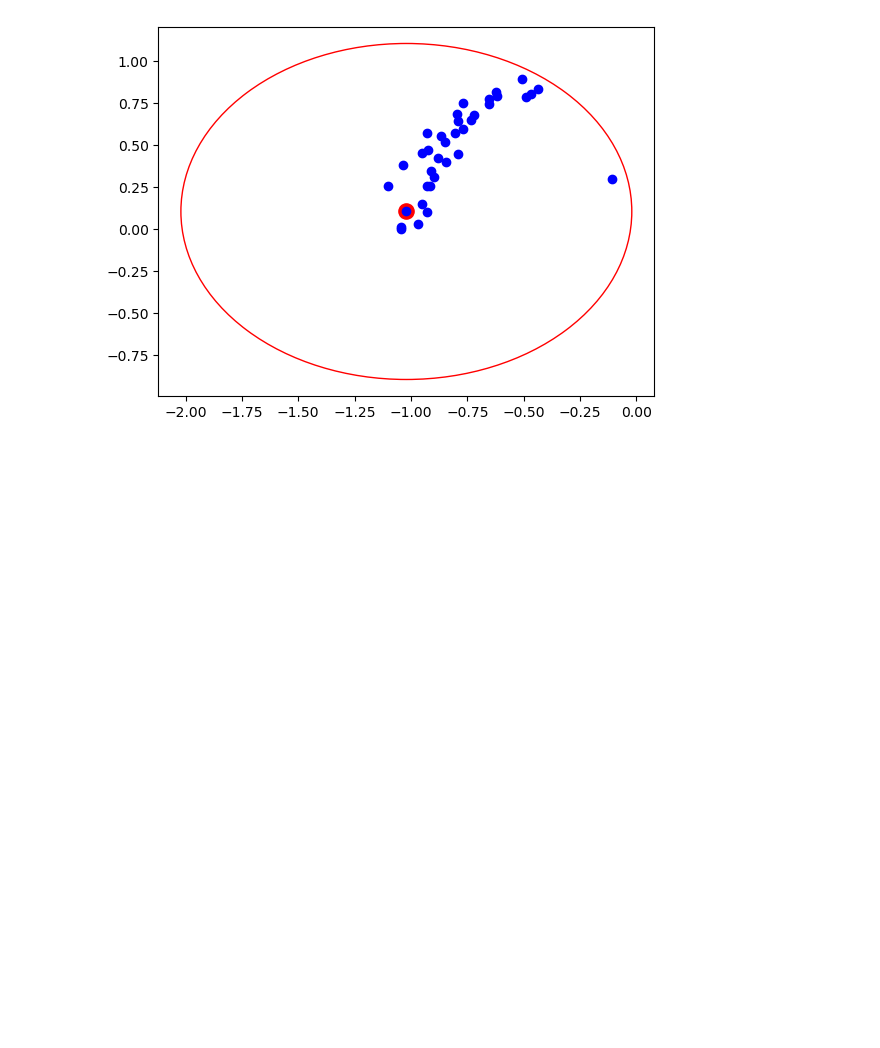
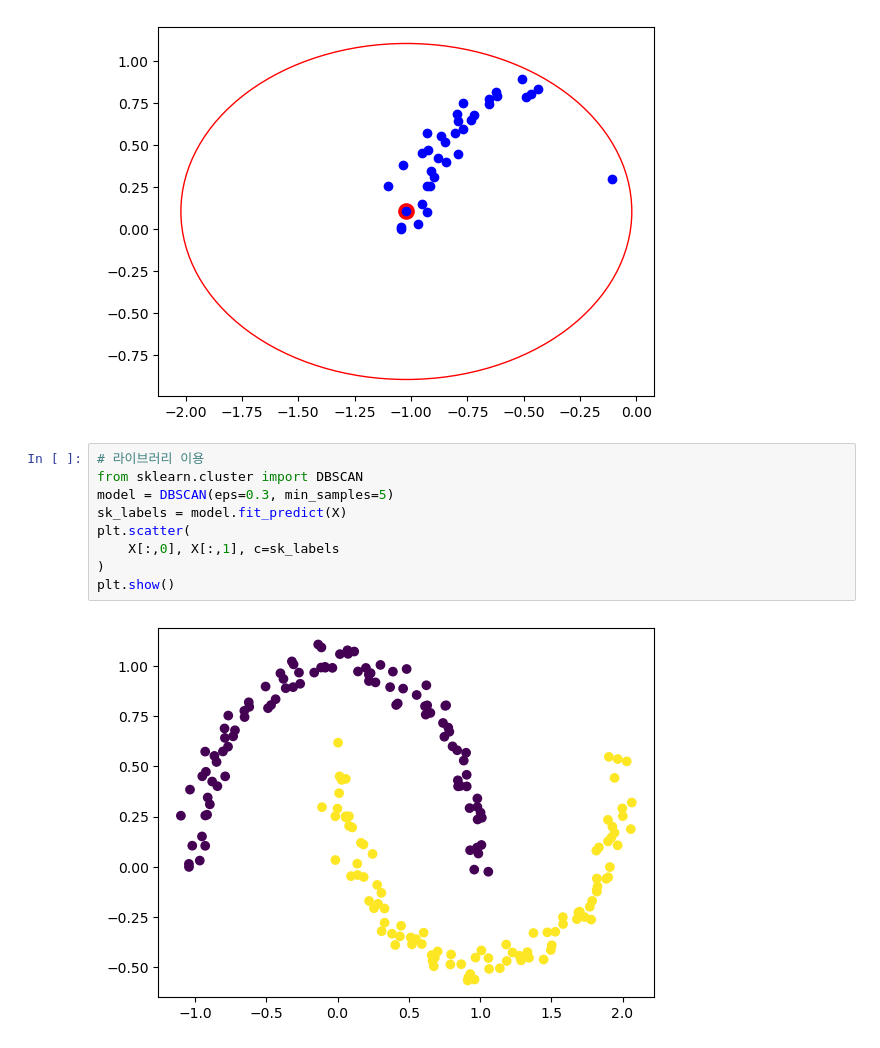
Before and after one commit to skn29teacher/skn29_lecture, a Jupyter notebook: 머신러닝/09.군집/DBSCAN.ipynb, the cells around one changed output. Saved outputs shown, nothing was run; the diff lists cells and outputs as text; blank space fills up the shorter version.

```diff
--- a/머신러닝/09.군집/DBSCAN.ipynb
+++ b/머신러닝/09.군집/DBSCAN.ipynb
@@ -95,3 +95,14 @@ plt.gca().add_patch(circle)
 plt.show()
 # %% [output]
 [figure]
+# %%
+# 라이브러리 이용
+from sklearn.cluster import DBSCAN
+model = DBSCAN(eps=0.3, min_samples=5)
+sk_labels = model.fit_predict(X)
+plt.scatter(
+    X[:,0], X[:,1], c=sk_labels
+)
+plt.show()
+# %% [output]
+[figure, added]
```
Also changed, not shown: parts of 2 cells of this notebook.
